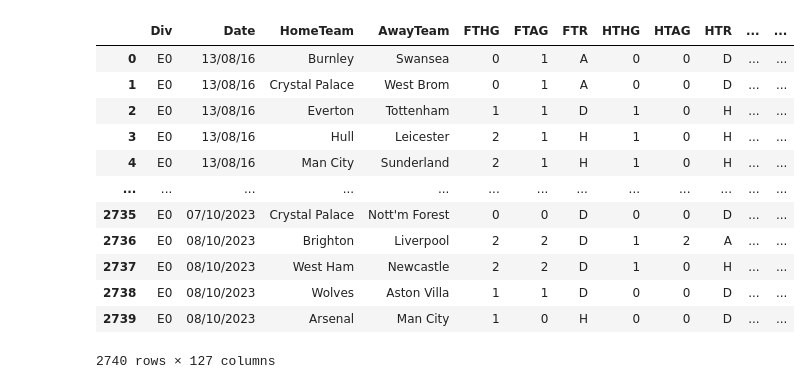
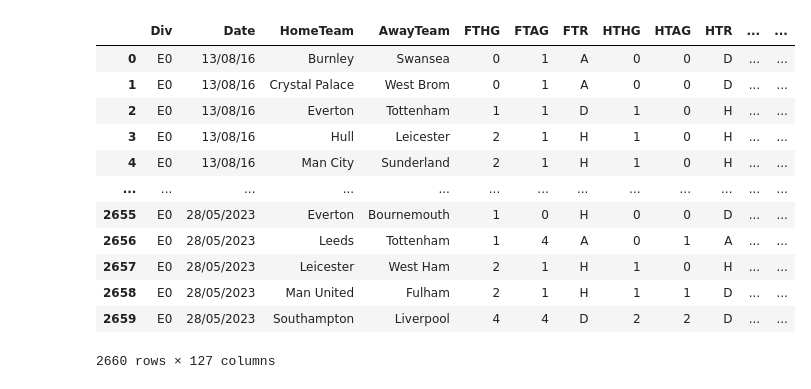
Before and after one commit to maharshi0706/Machine-Learning-Mini-Project, a Jupyter notebook: Data Cleaning/dataset.ipynb, the cells around one changed output. Drawn from its saved outputs; the diff is of its cells as text; code cells hidden in the pictures.

```diff
--- a/Data Cleaning/dataset.ipynb
+++ b/Data Cleaning/dataset.ipynb
@@ -1,26 +1,26 @@
 # %%
 import pandas as pd
 import numpy as np
 import glob
 import os
 
 df = pd.concat(
-    map(pd.read_csv, glob.glob(os.path.join("F:\maharshi\IX\Machine Learning\Datasets","*.csv" ))), ignore_index= True)
+    map(pd.read_csv, glob.glob(os.path.join("../Datasets/","*.csv" ))), ignore_index= True)
 df
 # %% [output]
 |  | Div | Date | HomeTeam | AwayTeam | FTHG | FTAG | FTR | HTHG | HTAG | HTR | ... | ... |
 | 0 | E0 | 13/08/16 | Burnley | Swansea | 0 | 1 | A | 0 | 0 | D | ... | ... |
 | 1 | E0 | 13/08/16 | Crystal Palace | West Brom | 0 | 1 | A | 0 | 0 | D | ... | ... |
 | 2 | E0 | 13/08/16 | Everton | Tottenham | 1 | 1 | D | 1 | 0 | H | ... | ... |
 | 3 | E0 | 13/08/16 | Hull | Leicester | 2 | 1 | H | 1 | 0 | H | ... | ... |
 | 4 | E0 | 13/08/16 | Man City | Sunderland | 2 | 1 | H | 1 | 0 | H | ... | ... |
 | ... | ... | ... | ... | ... | ... | ... | ... | ... | ... | ... | ... | ... |
-| 2735 | E0 | 07/10/2023 | Crystal Palace | Nott'm Forest | 0 | 0 | D | 0 | 0 | D | ... | ... |
-| 2736 | E0 | 08/10/2023 | Brighton | Liverpool | 2 | 2 | D | 1 | 2 | A | ... | ... |
-| 2737 | E0 | 08/10/2023 | West Ham | Newcastle | 2 | 2 | D | 1 | 0 | H | ... | ... |
-| 2738 | E0 | 08/10/2023 | Wolves | Aston Villa | 1 | 1 | D | 0 | 0 | D | ... | ... |
-| 2739 | E0 | 08/10/2023 | Arsenal | Man City | 1 | 0 | H | 0 | 0 | D | ... | ... |
+| 2655 | E0 | 28/05/2023 | Everton | Bournemouth | 1 | 0 | H | 0 | 0 | D | ... | ... |
+| 2656 | E0 | 28/05/2023 | Leeds | Tottenham | 1 | 4 | A | 0 | 1 | A | ... | ... |
+| 2657 | E0 | 28/05/2023 | Leicester | West Ham | 2 | 1 | H | 1 | 0 | H | ... | ... |
+| 2658 | E0 | 28/05/2023 | Man United | Fulham | 2 | 1 | H | 1 | 1 | D | ... | ... |
+| 2659 | E0 | 28/05/2023 | Southampton | Liverpool | 4 | 4 | D | 2 | 2 | D | ... | ... |
-2740 rows × 127 columns
+2660 rows × 127 columns
 # %%
 # To save merged dataframe, along with column name changes
 # First change all column names, then save merged dataframe
```
Also changed, not shown: parts of 5 cells of this notebook.
